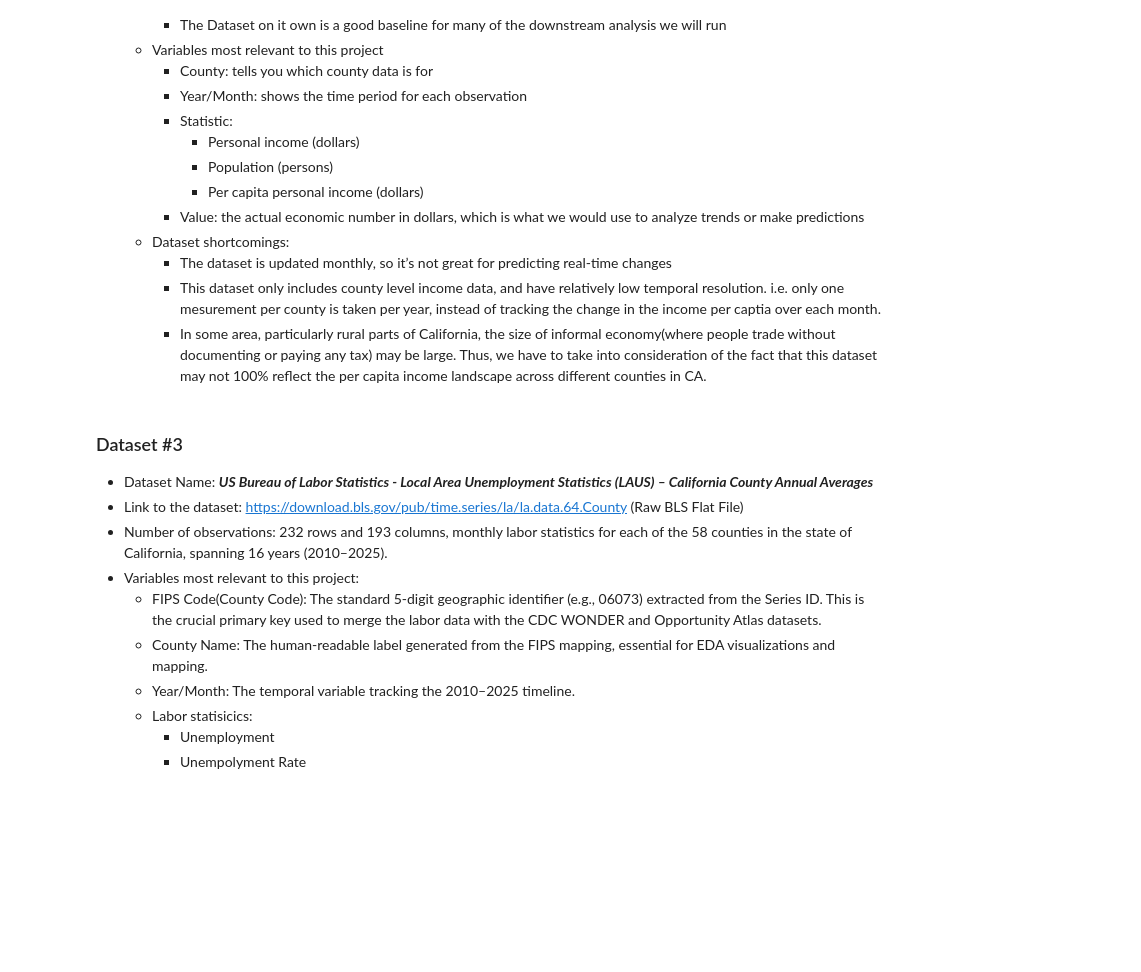
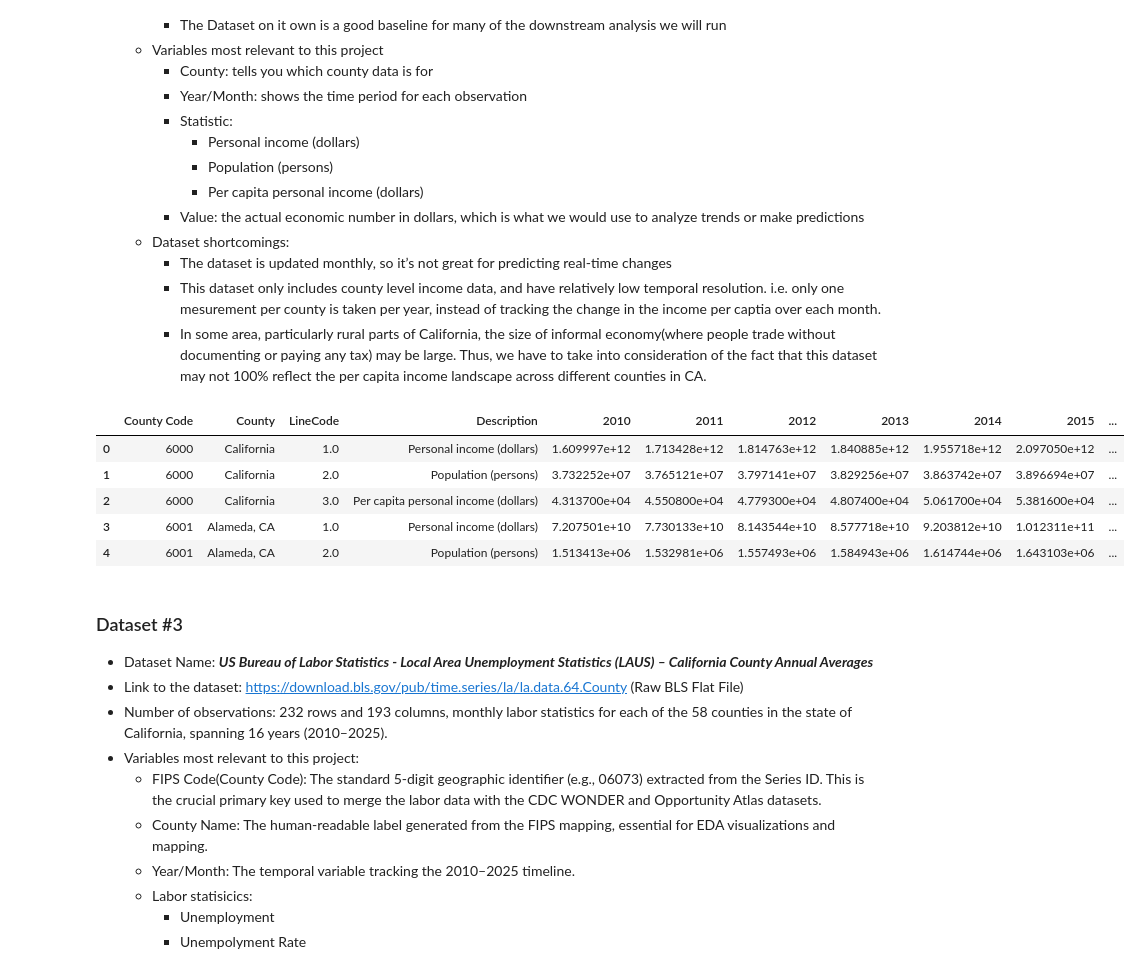
Before and after one commit to COGS108/Group078_WI26, a Jupyter notebook: 02-EDACheckpoint.ipynb, the cells around one changed output. Cells and saved outputs as stored; diff of their text form; code cells hidden in the pictures; blank space fills up the shorter version.

```diff
--- a/02-EDACheckpoint.ipynb
+++ b/02-EDACheckpoint.ipynb
@@ -132,3 +147,13 @@ get_data.get_raw(datafiles,destination_directory='data/00-raw/')
+# %%
+personal_income_df_CA = pd.read_csv('data/01-interim/CA_personal_income.csv')
+personal_income_df_CA.head()
+# %% [output]
+|  | County Code | County | LineCode | Description | 2010 | 2011 | 2012 | 2013 | 2014 | 2015 | ... |
+| 0 | 6000 | California | 1.0 | Personal income (dollars) | 1.609997e+12 | 1.713428e+12 | 1.814763e+12 | 1.840885e+12 | 1.955718e+12 | 2.097050e+12 | ... |
+| 1 | 6000 | California | 2.0 | Population (persons) | 3.732252e+07 | 3.765121e+07 | 3.797141e+07 | 3.829256e+07 | 3.863742e+07 | 3.896694e+07 | ... |
+| 2 | 6000 | California | 3.0 | Per capita personal income (dollars) | 4.313700e+04 | 4.550800e+04 | 4.779300e+04 | 4.807400e+04 | 5.061700e+04 | 5.381600e+04 | ... |
+| 3 | 6001 | Alameda, CA | 1.0 | Personal income (dollars) | 7.207501e+10 | 7.730133e+10 | 8.143544e+10 | 8.577718e+10 | 9.203812e+10 | 1.012311e+11 | ... |
+| 4 | 6001 | Alameda, CA | 2.0 | Population (persons) | 1.513413e+06 | 1.532981e+06 | 1.557493e+06 | 1.584943e+06 | 1.614744e+06 | 1.643103e+06 | ... |
 # %% [markdown]
 ### Dataset #3
   - Dataset Name: ***US Bureau of Labor Statistics - Local Area Unemployment Statistics (LAUS) – California County Annual Averages***
```
Also changed, not shown: parts of 9 cells of this notebook.
